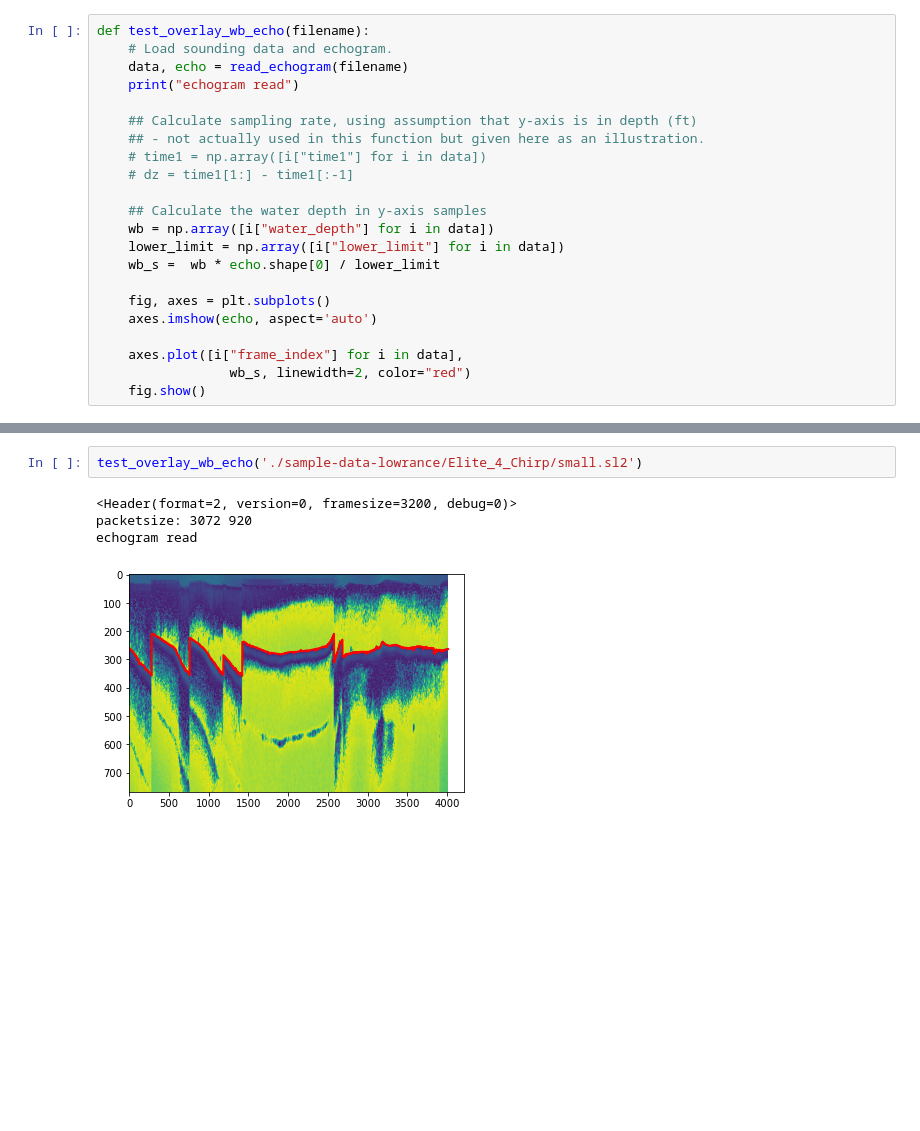
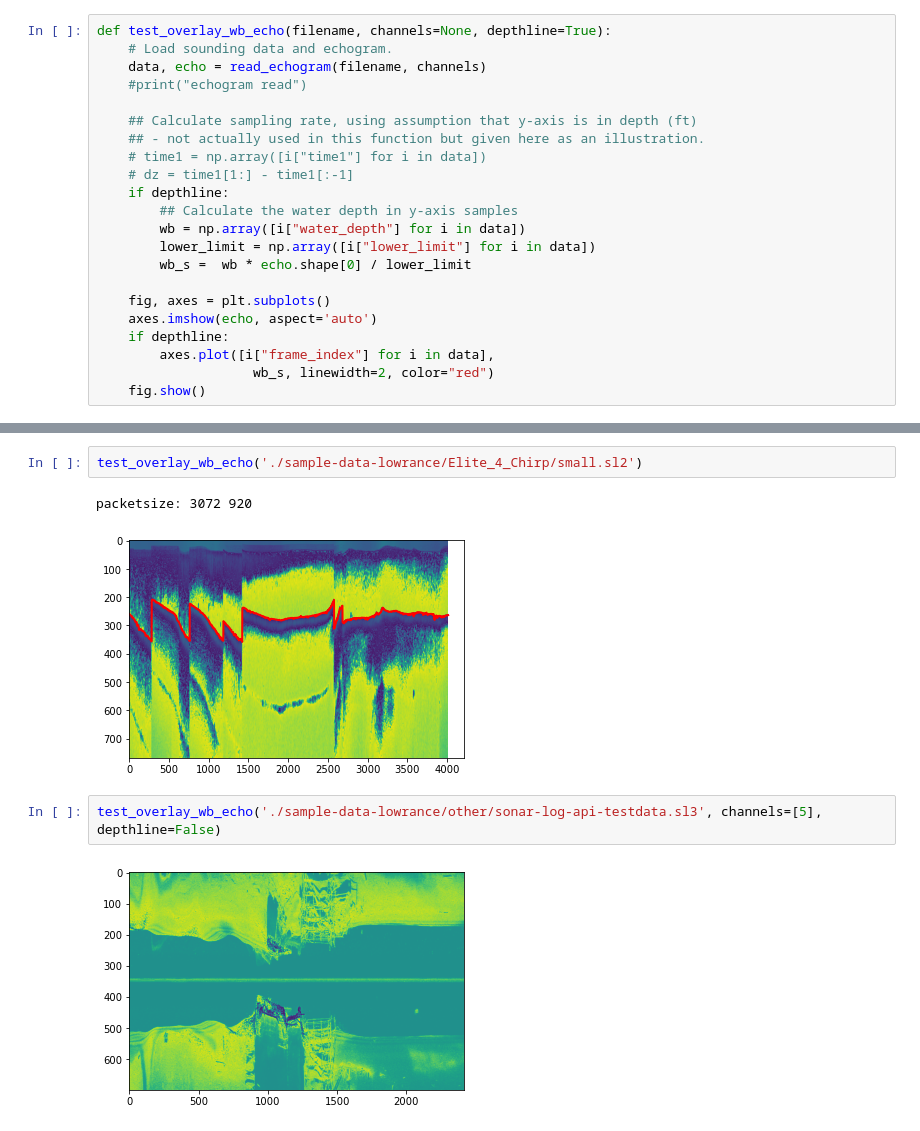
Before and after one commit to opensounder/jupyter-notebooks, a Jupyter notebook: read_echogram.ipynb, the cells around one changed output, grey strips where cells are left out. Cells and saved outputs as stored; diff of their text form; blank space fills up the shorter version.

```diff
--- a/read_echogram.ipynb
+++ b/read_echogram.ipynb
@@ -5,26 +6,26 @@ from matplotlib import pyplot as plt
 
 from helpers import read_echogram
 # %%
-def test_overlay_wb_echo(filename):
+def test_overlay_wb_echo(filename, channels=None, depthline=True):
     # Load sounding data and echogram.
-    data, echo = read_echogram(filename)
-    print("echogram read")
+    data, echo = read_echogram(filename, channels)
+    #print("echogram read")
 
     ## Calculate sampling rate, using assumption that y-axis is in depth (ft)
     ## - not actually used in this function but given here as an illustration.
     # time1 = np.array([i["time1"] for i in data])
     # dz = time1[1:] - time1[:-1]
-
-    ## Calculate the water depth in y-axis samples
-    wb = np.array([i["water_depth"] for i in data])
-    lower_limit = np.array([i["lower_limit"] for i in data])
-    wb_s =  wb * echo.shape[0] / lower_limit
+    if depthline:
+        ## Calculate the water depth in y-axis samples
+        wb = np.array([i["water_depth"] for i in data])
+        lower_limit = np.array([i["lower_limit"] for i in data])
+        wb_s =  wb * echo.shape[0] / lower_limit
 
     fig, axes = plt.subplots()
     axes.imshow(echo, aspect='auto')
-
-    axes.plot([i["frame_index"] for i in data],
-                 wb_s, linewidth=2, color="red")
+    if depthline:
+        axes.plot([i["frame_index"] for i in data],
+                    wb_s, linewidth=2, color="red")
     fig.show()
 # %%
 test_overlay_wb_echo('./sample-data-lowrance/HDS5/southern1.sl2')
@@ -35,7 +34,9 @@ echogram read
 # %%
 test_overlay_wb_echo('./sample-data-lowrance/Elite_4_Chirp/small.sl2')
 # %% [output]
-<Header(format=2, version=0, framesize=3200, debug=0)>
 packetsize: 3072 920
-echogram read
 [figure]
+# %%
+test_overlay_wb_echo('./sample-data-lowrance/other/sonar-log-api-testdata.sl3', channels=[5], depthline=False)
+# %% [output]
+[figure, added]
```
Also changed, not shown: parts of 2 cells of this notebook, 8 other files.
